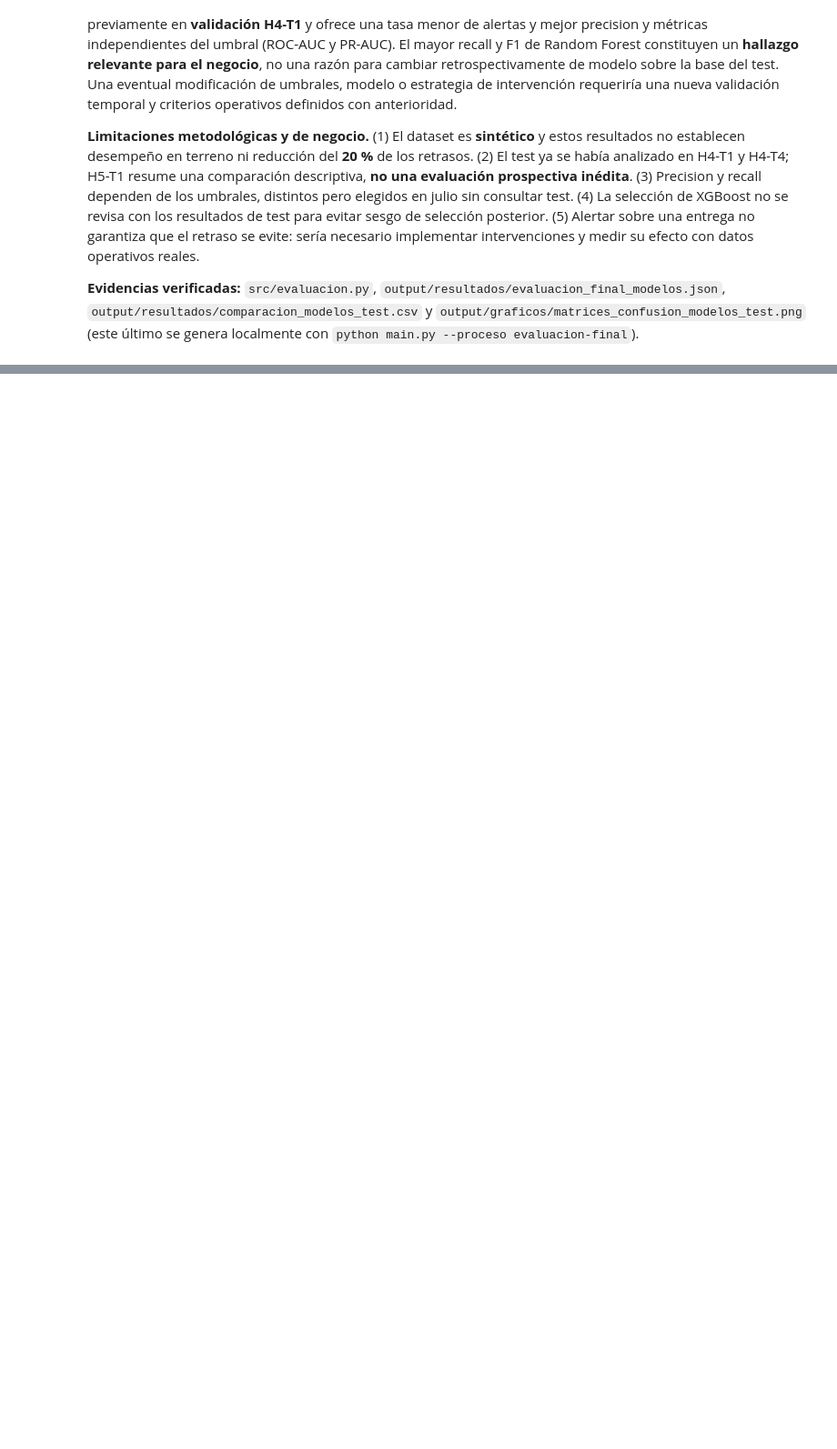
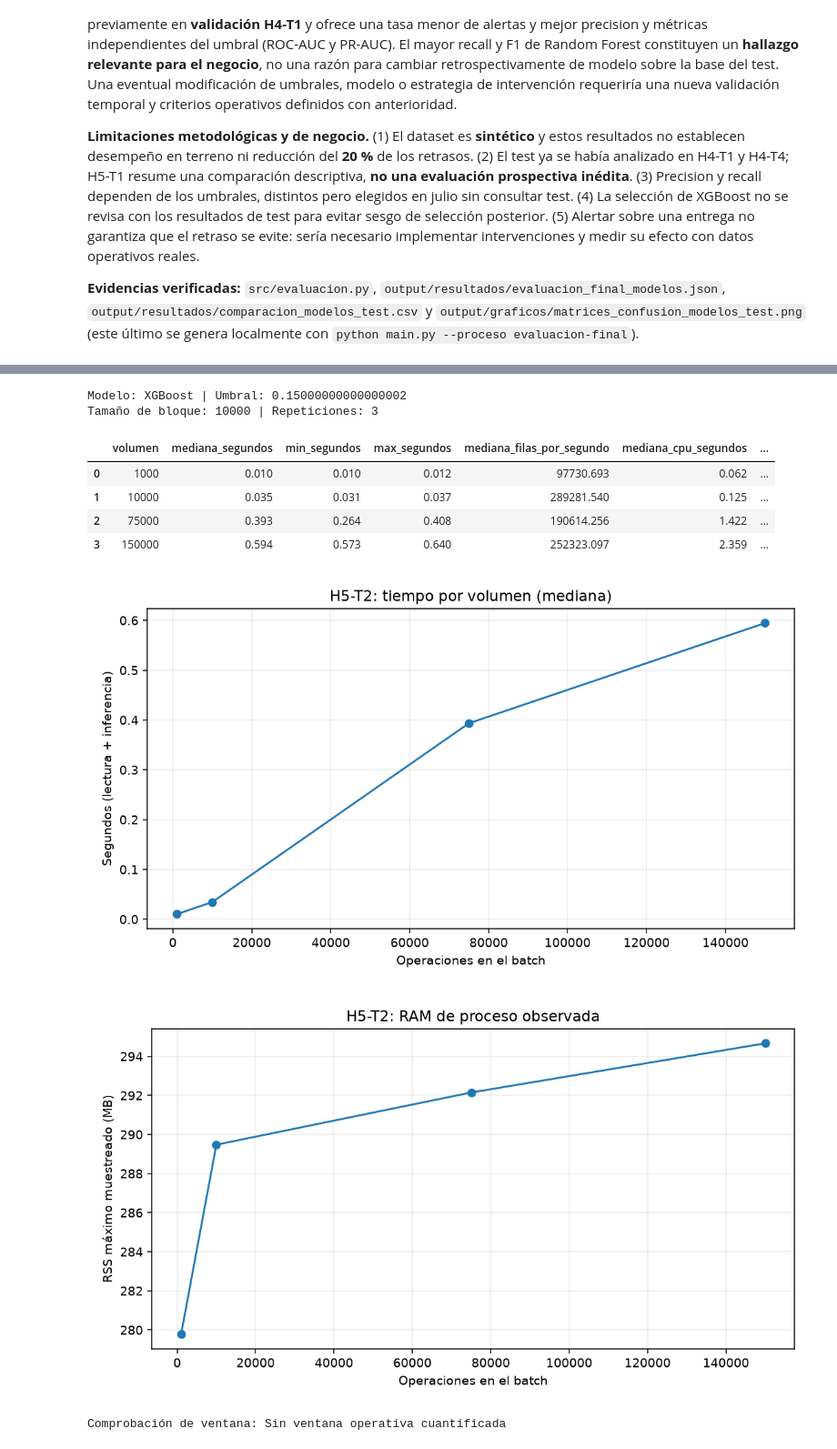
Before and after one commit to carlos31255/EV3_LOGISMART, a Jupyter notebook: notebooks/02_Modelado_LogiSmart.ipynb, the cells around one changed output, grey strips where cells are left out. Shown at 91% size. Saved outputs shown, nothing was run; the diff lists cells and outputs as text; code cells hidden in the pictures; blank space fills up the shorter version.

Commit message:
test(batch): documentar pruebas de rendimiento H5-T2

```diff
--- a/notebooks/02_Modelado_LogiSmart.ipynb
+++ b/notebooks/02_Modelado_LogiSmart.ipynb
@@ -524,0 +537,33 @@ display(Image(filename=str(base / "output/graficos/matrices_confusion_modelos_te
+# %%
+from pathlib import Path
+import json
+import pandas as pd
+from IPython.display import display, Image
+
+raiz_h5t2 = Path.cwd()
+if raiz_h5t2.name == "notebooks":
+    raiz_h5t2 = raiz_h5t2.parent
+ruta_batch = raiz_h5t2 / "output/resultados/batch_rendimiento.json"
+ruta_tabla = raiz_h5t2 / "output/resultados/batch_resumen.csv"
+if not ruta_batch.exists() or not ruta_tabla.exists():
+    raise FileNotFoundError("Primero ejecuta: python main.py --proceso batch")
+batch = json.loads(ruta_batch.read_text(encoding="utf-8"))
+print("Modelo:", batch["modelo"], "| Umbral:", batch["umbral_congelado_en_validacion"])
+print("Tamaño de bloque:", batch["tam_lote"], "| Repeticiones:", batch["repeticiones"])
+display(pd.read_csv(ruta_tabla).round(3))
+for figura in ["batch_tiempo.png", "batch_memoria.png"]:
+    ruta = raiz_h5t2 / "output/graficos" / figura
+    if ruta.exists():
+        display(Image(filename=str(ruta)))
+print("Comprobación de ventana:", batch["ventana_operacional"] or "Sin ventana operativa cuantificada")
+# %% [output]
+Modelo: XGBoost | Umbral: 0.15000000000000002
+Tamaño de bloque: 10000 | Repeticiones: 3
+|  | volumen | mediana_segundos | min_segundos | max_segundos | mediana_filas_por_segundo | mediana_cpu_segundos | ... |
+| 0 | 1000 | 0.010 | 0.010 | 0.012 | 97730.693 | 0.062 | ... |
+| 1 | 10000 | 0.035 | 0.031 | 0.037 | 289281.540 | 0.125 | ... |
+| 2 | 75000 | 0.393 | 0.264 | 0.408 | 190614.256 | 1.422 | ... |
+| 3 | 150000 | 0.594 | 0.573 | 0.640 | 252323.097 | 2.359 | ... |
+[figure, added]
+[figure, added]
+Comprobación de ventana: Sin ventana operativa cuantificada
```
Also changed, not shown: parts of 2 cells of this notebook, 5 other files.
